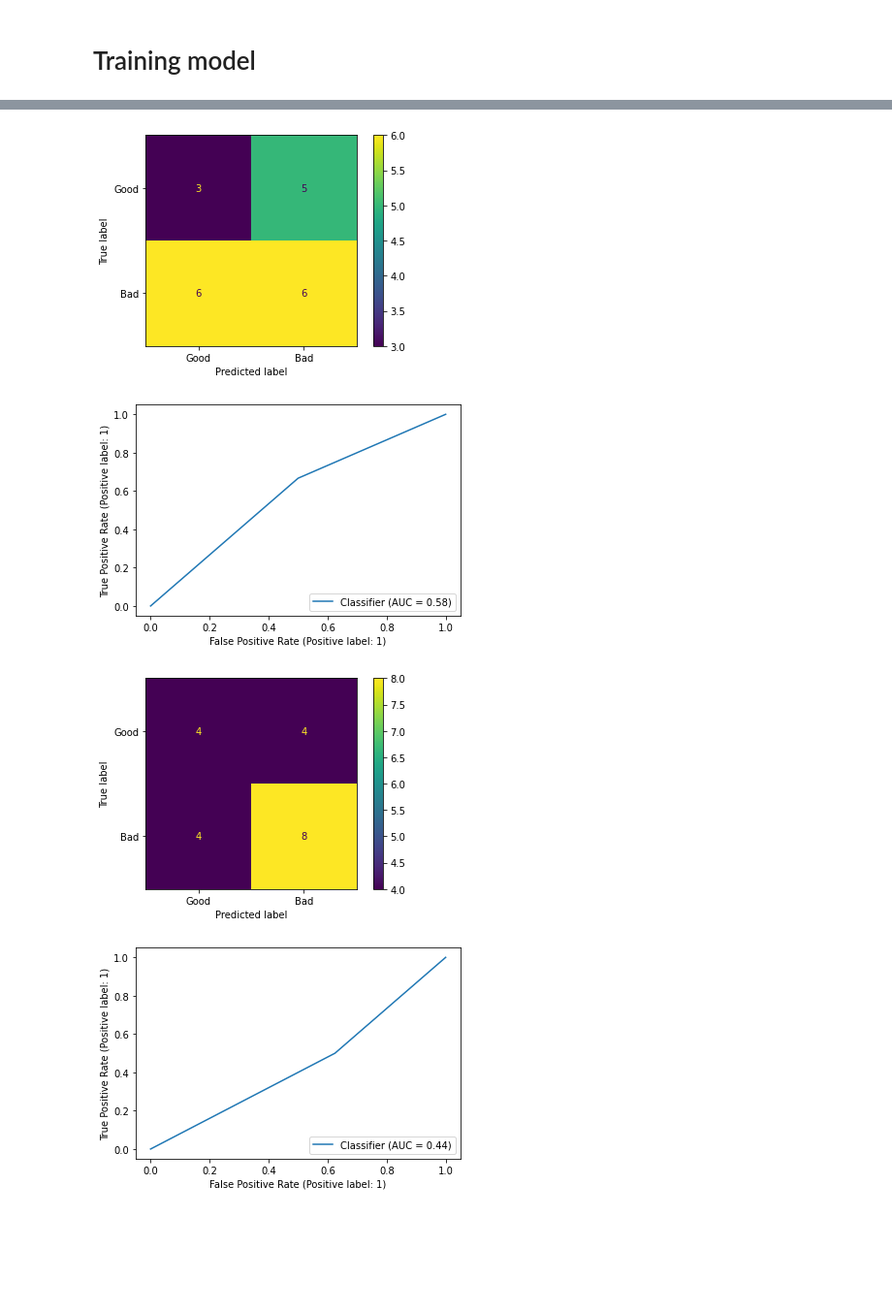
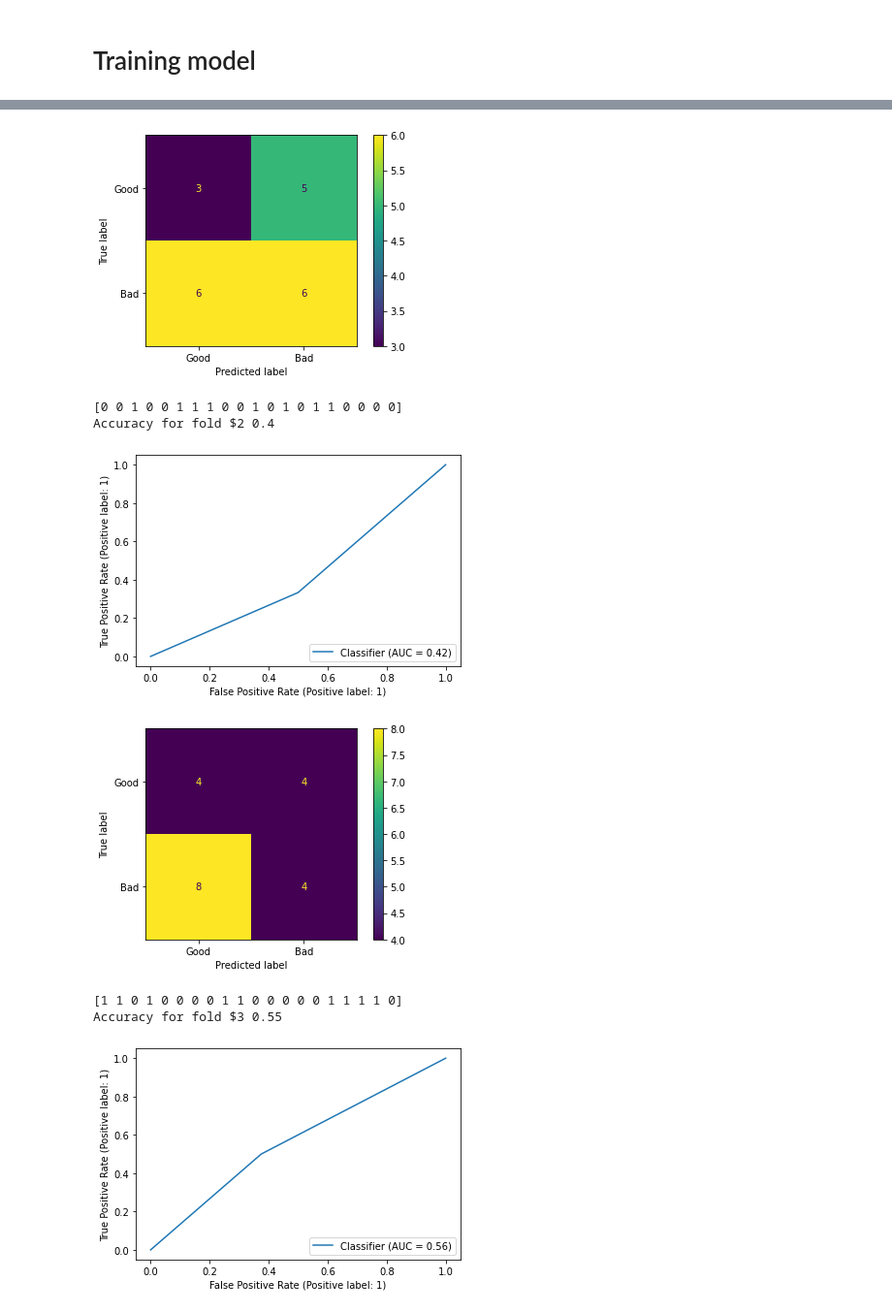
Before and after one commit to pemba007/cluster-ml, a Jupyter notebook: index.ipynb, the cells around one changed output, grey strips where cells are left out. Shown at 97% size. Drawn from its saved outputs; the diff is of its cells as text; code cells hidden in the pictures; blank space fills up the shorter version.

```diff
--- a/index.ipynb
+++ b/index.ipynb
@@ -120,9 +126,12 @@ for k, (train_index, test_index) in enumerate(skf.split(df, y)):
     # Predicting classes
     y_pred = kmeans.predict(X_test)
 
-    predicted_classes.append(y_pred)
-    actual_classes.append(y_test)
+    print(y_pred)
 
+    predicted_classes += y_pred.tolist()
+    actual_classes += y_test.tolist()
+
+    print(f"Accuracy for fold ${k+1}", accuracy_score(y_test, y_pred))
     RocCurveDisplay.from_predictions(y_test, y_pred)
 
     conf_mat = confusion_matrix(y_test, y_pred)
@@ -132,6 +143,10 @@ for k, (train_index, test_index) in enumerate(skf.split(df, y)):
 [figure]
 [figure]
 [figure]
+[0 0 1 0 0 1 1 1 0 0 1 0 1 0 1 1 0 0 0 0]
+Accuracy for fold $2 0.4
-[figure, old version]
+[figure, new version]
-[figure, old version]
+[figure, new version]
+[1 1 0 1 0 0 0 0 1 1 0 0 0 0 0 1 1 1 1 0]
+Accuracy for fold $3 0.55
-[figure, old version]
+[figure, new version]
```
Also changed, not shown: parts of 12 cells of this notebook.
